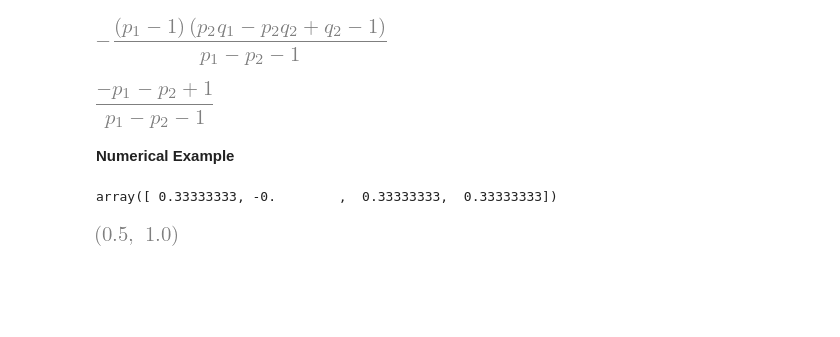
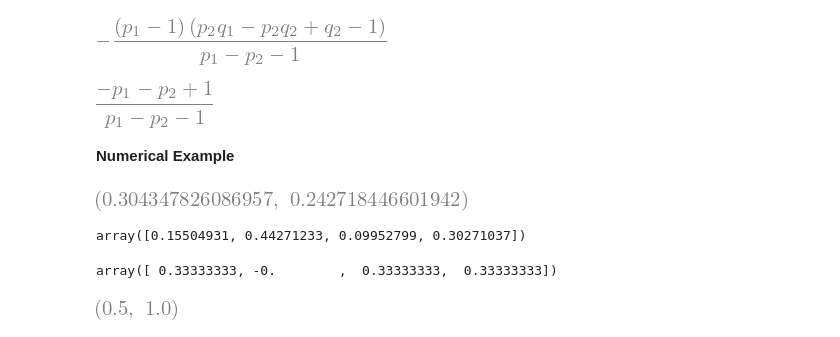
Before and after one commit to Nikoleta-v3/conditional-cooperation-with-longer-memory, a Jupyter notebook: notebooks/Sufficiency of self-reactive .ipynb, the cells around one changed output. Cells and saved outputs as stored; diff of their text form; code cells hidden in the pictures; blank space fills up the shorter version.

```diff
--- a/notebooks/Sufficiency of self-reactive .ipynb
+++ b/notebooks/Sufficiency of self-reactive .ipynb
@@ -93,10 +91,10 @@ for i in range(10 ** 3):
     np.random.seed(i)
 
     # a random reactive strategy
-    q_val = np.random.random(2)
+    q_val = [0.8, 0.5] #np.random.random(2)
 
     # a random memory one strategy
-    p_val = np.random.random(4)
+    p_val = [0.1, 0.6, 0.2, 0.3] # np.random.random(4)
 
     # invariant distribution v
 
@@ -119,3 +117,7 @@ for i in range(10 ** 3):
     # compare them
 
     assert np.isclose(ss2, ss).all()
+# %%
+p1, p2
+# %% [output]
+[figure, added]
@@ -122,3 +130,7 @@ for i in range(10 ** 3):
+# %%
+ss
+# %% [output]
+array([0.15504931, 0.44271233, 0.09952799, 0.30271037])
 # %%
 q_val = [0, 1, 0, 1]
 
```
Also changed, not shown: parts of 3 cells of this notebook, 20 other files.
